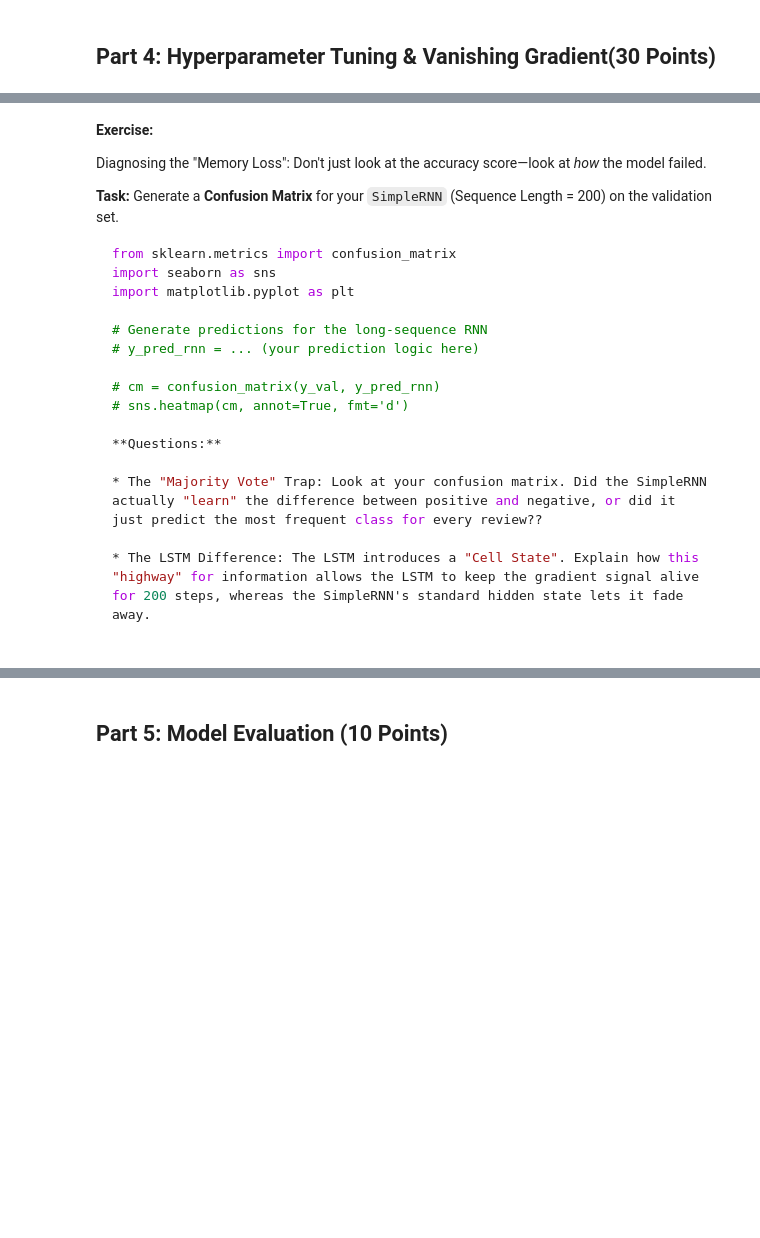
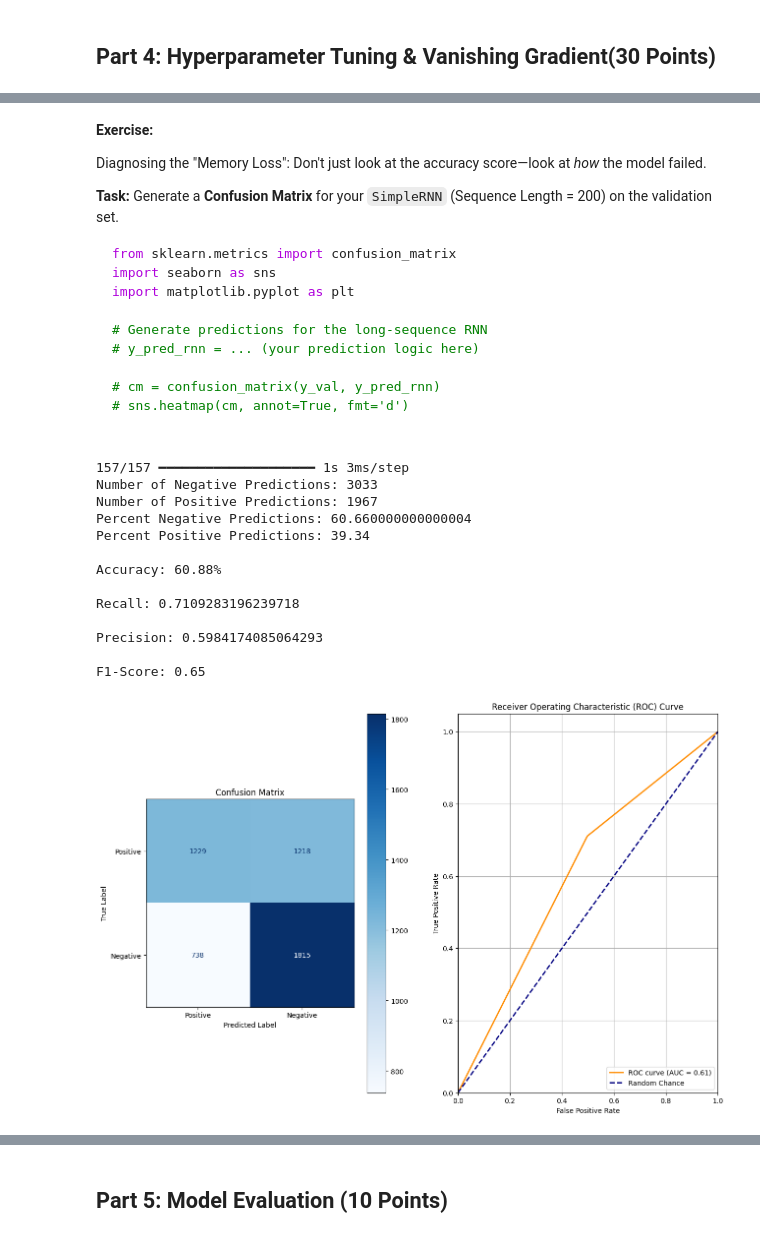
Before and after one commit to rcwaterman/DSE6212, a Jupyter notebook: Module 4/Module_4_Assignment_RNN_LSTM-1.ipynb, the cells around one changed output, grey strips where cells are left out. Drawn from its saved outputs; the diff is of its cells as text; code cells hidden in the pictures; blank space fills up the shorter version.

````diff
--- a/Module 4/Module_4_Assignment_RNN_LSTM-1.ipynb
+++ b/Module 4/Module_4_Assignment_RNN_LSTM-1.ipynb
@@ -134,0 +586,38 @@ Predict what will happen when we force the SimpleRNN to remember a sequence of 2
+# %%
+# Get the x_data and embedding matrix based on the new max_len
+X_train, embedding_matrix = tokenize_and_embed(preprocessed_x_data, MAX_LEN)
+
+# Define the sequential architecture
+model_rnn_200_128 = Sequential([
+    Embedding(VOCAB_SIZE+1,
+              output_dim=embedding_matrix.shape[1],
+              weights=[embedding_matrix],
+              input_length = MAX_LEN,
+              trainable=False),
+    SimpleRNN(128 ,activation='tanh'),
+    Dropout(0.2),
+    Dense(1, activation='sigmoid')
+])
+
+model_rnn_200_128.compile(optimizer='adam', loss='binary_crossentropy', metrics=['accuracy'])
+# if labels are multi-class, replace sigmoid/binary_crossentropy with
+# softmax/sparse_categorical_crossentropy
+
+# Train the model and store the 'history' object for plotting
+model_rnn_200_128.fit(X_train, y_train, epochs=15, validation_data= (X_val, y_val))
+
+# Ensure X_val has the same sequence length
+X_novel = prepare_sequences(preprocessed_novel_x, MAX_LEN)
+
+model_rnn_200_128_eval = ModelEvaluator(model_rnn_200_128)
+model_rnn_200_128_eval.eval_model(X_novel, novel_y, labels=labels, plot=False)
+
+results['Model'].append('RNN')
+results['Sequence Length'].append(200)
+results['Hidden Units'].append(128)
+results['Val Accuracy'].append(model_rnn_200_128.history.history['val_accuracy'][-1])
+results['Val Loss'].append(model_rnn_200_128.history.history['val_loss'][-1])
+results['Novel Accuracy'].append(model_rnn_200_128_eval.accuracy)
+results['Recall'].append(model_rnn_200_128_eval.recall)
+results['Precision'].append(model_rnn_200_128_eval.precision)
+results['F1-Score'].append(model_rnn_200_128_eval.f1_score)
@@ -151,8 +1058,24 @@ import matplotlib.pyplot as plt
 # cm = confusion_matrix(y_val, y_pred_rnn)
 # sns.heatmap(cm, annot=True, fmt='d')
 
-**Questions:**
-
-* The "Majority Vote" Trap: Look at your confusion matrix. Did the SimpleRNN actually "learn" the difference between positive and negative, or did it just predict the most frequent class for every review??
-
-* The LSTM Difference: The LSTM introduces a "Cell State". Explain how this "highway" for information allows the LSTM to keep the gradient signal alive for 200 steps, whereas the SimpleRNN's standard hidden state lets it fade away.
+```
+# %%
+# Ensure X_val has the same sequence length
+X_novel = prepare_sequences(preprocessed_novel_x, 200)
+
+model_rnn_200_128_eval.eval_model(X_novel, novel_y, labels=labels)
+# %% [output]
+157/157 ━━━━━━━━━━━━━━━━━━━━ 1s 3ms/step
+Number of Negative Predictions: 3033
+Number of Positive Predictions: 1967
+Percent Negative Predictions: 60.660000000000004
+Percent Positive Predictions: 39.34
+
+Accuracy: 60.88%
+
+Recall: 0.7109283196239718
+
+Precision: 0.5984174085064293
+
+F1-Score: 0.65
+[figure, added]
````
Also changed, not shown: parts of 49 cells of this notebook, 2 other files.
